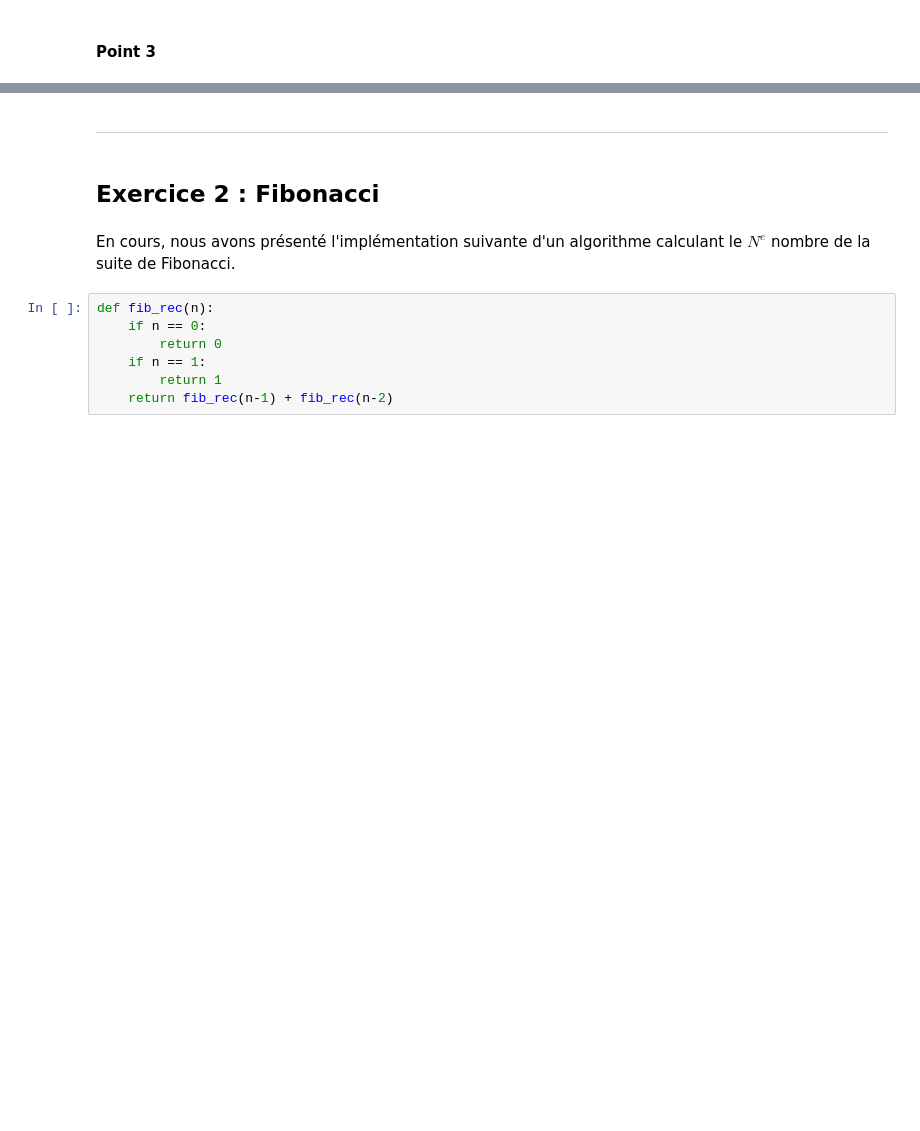
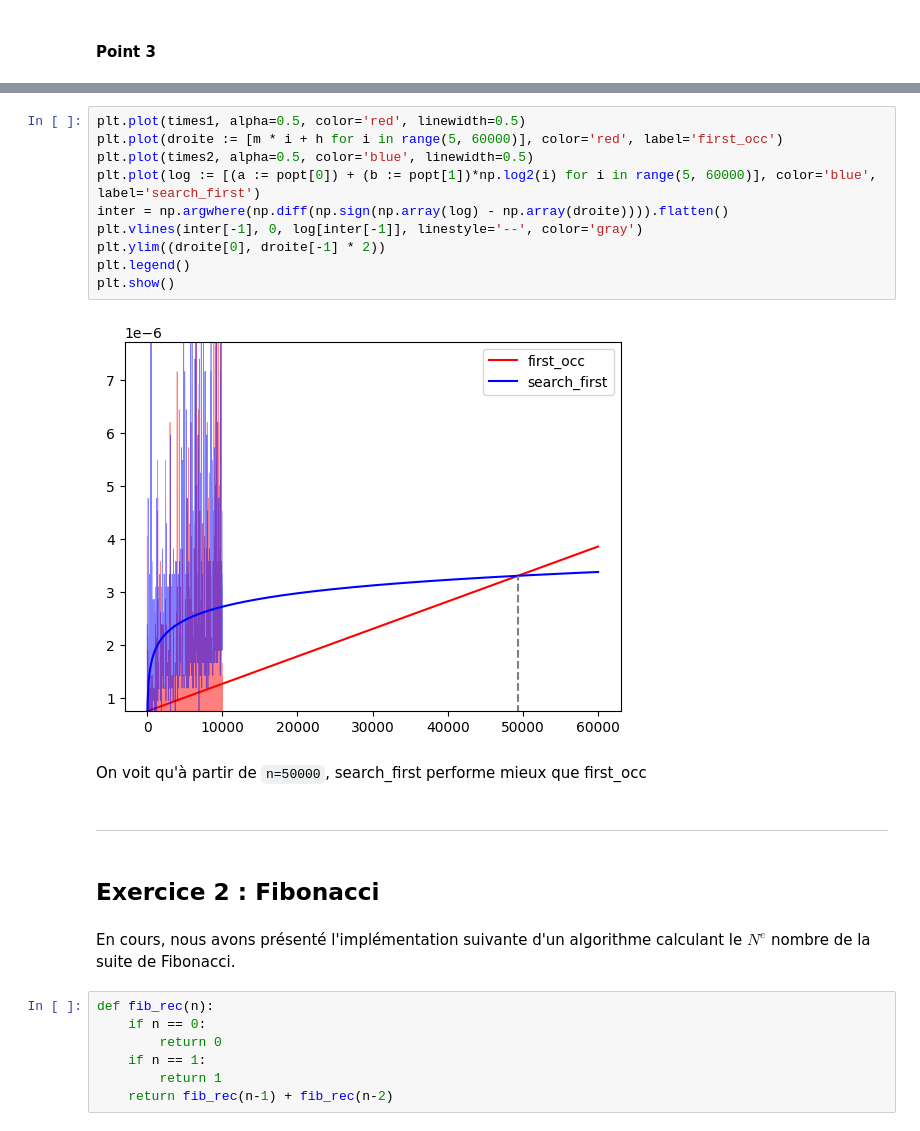
Before and after one commit to mightykatun/epfl-icc-man, a Jupyter notebook: Series/Serie_9/Serie_9.ipynb, the cells around one changed output, grey strips where cells are left out. Cells and saved outputs as stored; diff of their text form; blank space fills up the shorter version.

```diff
--- a/Series/Serie_9/Serie_9.ipynb
+++ b/Series/Serie_9/Serie_9.ipynb
@@ -113,3 +197,17 @@ plt.show()
+# %%
+plt.plot(times1, alpha=0.5, color='red', linewidth=0.5)
+plt.plot(droite := [m * i + h for i in range(5, 60000)], color='red', label='first_occ')
+plt.plot(times2, alpha=0.5, color='blue', linewidth=0.5)
+plt.plot(log := [(a := popt[0]) + (b := popt[1])*np.log2(i) for i in range(5, 60000)], color='blue', label='search_first')
+inter = np.argwhere(np.diff(np.sign(np.array(log) - np.array(droite)))).flatten()
+plt.vlines(inter[-1], 0, log[inter[-1]], linestyle='--', color='gray')
+plt.ylim((droite[0], droite[-1] * 2))
+plt.legend()
+plt.show()
+# %% [output]
+[figure, added]
+# %% [markdown]
+On voit qu'à partir de `n=50000`, search_first performe mieux que first_occ
 # %% [markdown]
 ***
 # %% [markdown]
```
Also changed, not shown: parts of 10 cells of this notebook.
